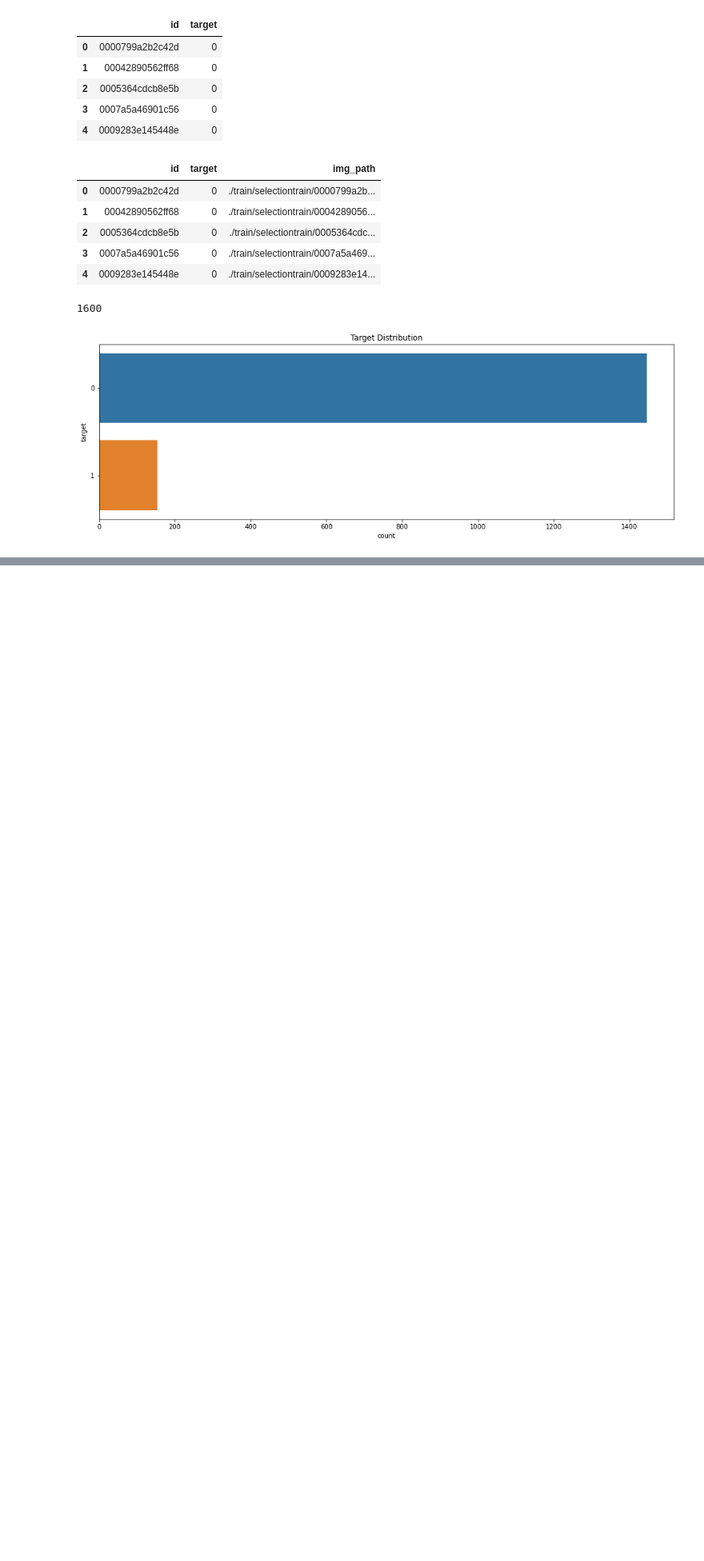
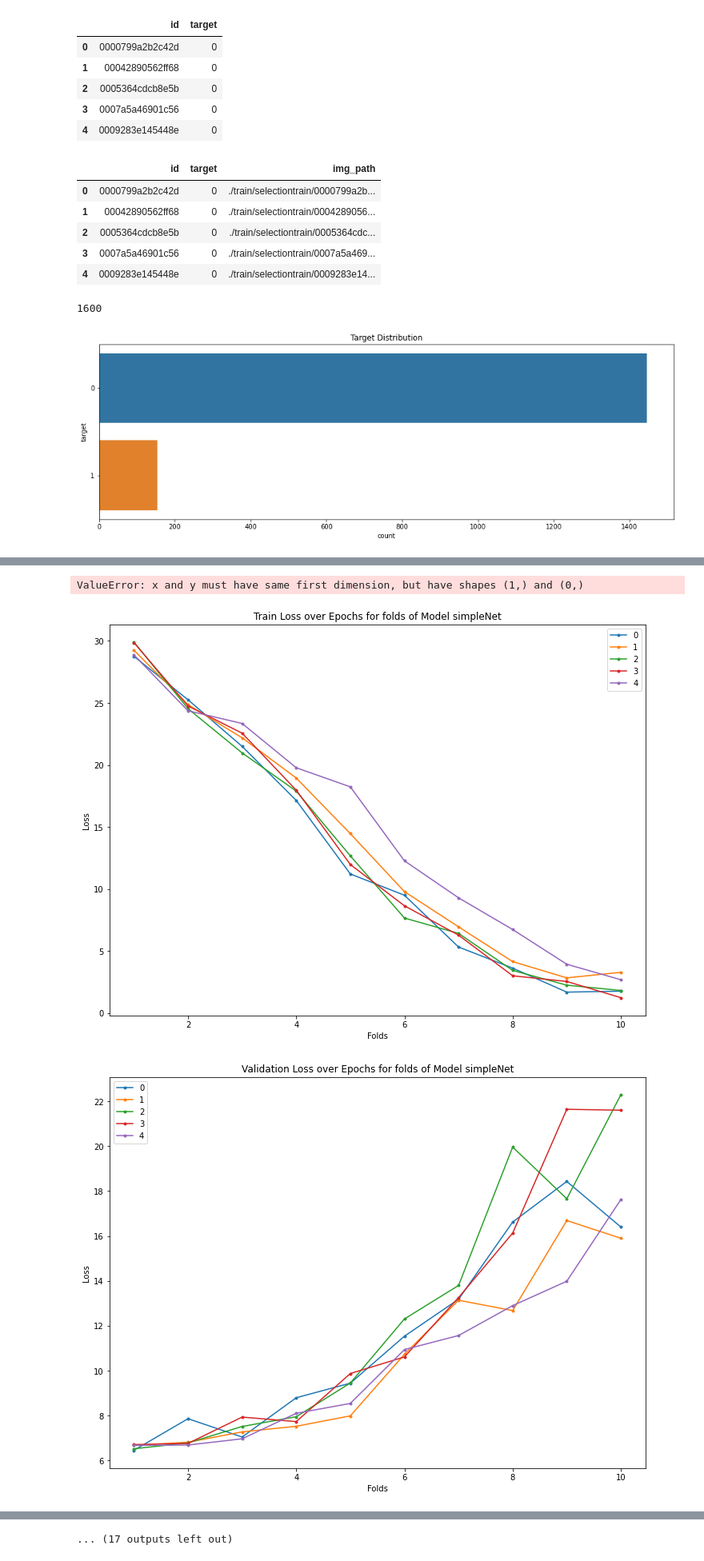
Before and after one commit to babreufig/seti-breakthrough-listen, a Jupyter notebook: modelCompare.ipynb, the cells around one changed output, grey strips where cells are left out. Shown at 80% size. Drawn from its saved outputs; the diff is of its cells as text; code cells hidden in the pictures; blank space fills up the shorter version.

Commit message:
compared lots of models for folds, but ran out of memory

```diff
--- a/modelCompare.ipynb
+++ b/modelCompare.ipynb
@@ -343,0 +364,29 @@ plt.show()
+# %%
+for i in range(len(models)):
+    plt.figure(figsize=(12,9))
+    for j in range(5):
+        plt.plot(range(1, epochs[i][j]+1), train_losses[i][j], label=j, marker=".")
+    plt.xlabel("Folds")
+    plt.ylabel("Loss")
+    plt.legend()
+    plt.title(f"Train Loss over Epochs for folds of Model {names[i]}")
+
+    plt.figure(figsize=(12,9))
+    for j in range(5):
+        plt.plot(range(1, epochs[i][j]+1), valid_losses[i][j], label=j, marker=".")
+    plt.xlabel("Folds")
+    plt.ylabel("Loss")
+    plt.legend()
+    plt.title(f"Validation Loss over Epochs for folds of Model {names[i]}")
+
+    plt.figure(figsize=(12,9))
+    for j in range(5):
+        plt.plot(range(1, epochs[i][j]+1), aurocs[i][j], label=j, marker=".")
+    plt.xlabel("Folds")
+    plt.ylabel("AUROC")
+    plt.legend()
+    plt.title(f"Validation AUROC over Epochs for folds of Model {names[i]}")
+# %% [output]
+ValueError: x and y must have same first dimension, but have shapes (1,) and (0,)
+[figure, added]
+[figure, added]
@@ -343,0 +402 @@ plt.show()
+... (17 outputs left out)
```
Also changed, not shown: parts of 9 cells of this notebook, 1 other file.
